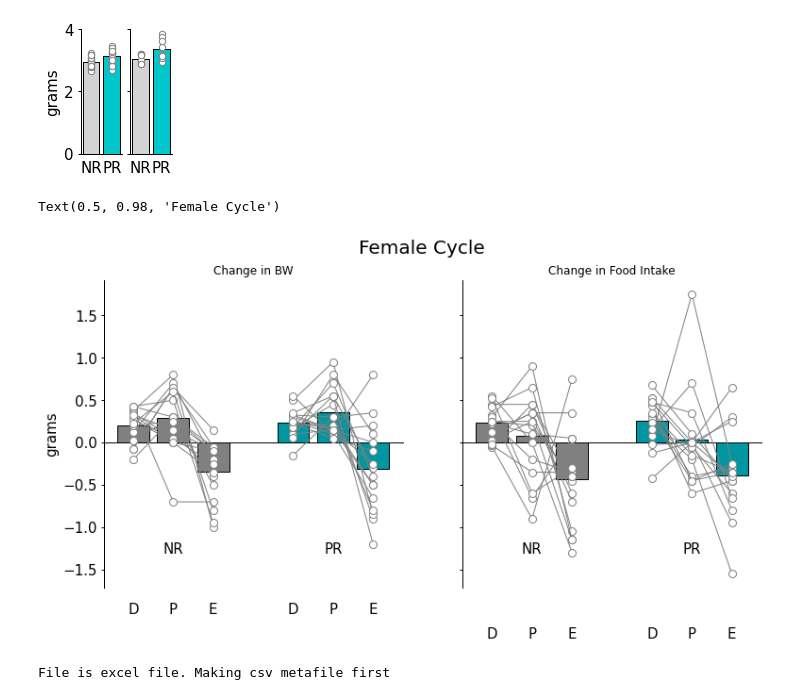
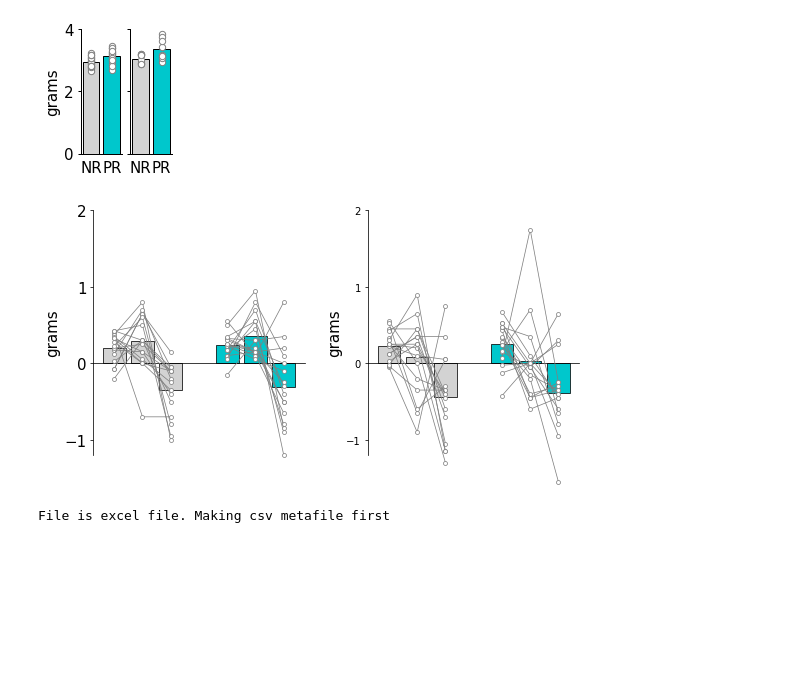
Before and after one commit to linneavolcko/ARP, a Jupyter notebook: src/ARP Paper Figures.ipynb, the cells around one changed output. Saved outputs shown, nothing was run; the diff lists cells and outputs as text; code cells hidden in the pictures; blank space fills up the shorter version.

Commit message:
cycle stage

```diff
--- a/src/ARP Paper Figures.ipynb
+++ b/src/ARP Paper Figures.ipynb
@@ -201,44 +201,52 @@ PR_food_Pro = df3_PR['Change_Food_Pro'].to_list()
 # %%
 #Plot for Female Cycle
 
-f,ax=plt.subplots(figsize=(12.5,6), ncols=2, sharey=True)
+f,ax=plt.subplots(figsize=(9,4.5), ncols=2, gridspec_kw={"left": 0.15, "wspace":0.3})
 tp.barscatter([[NR_BW_Diestrus, NR_BW_Pro, NR_BW_Estrus], [PR_BW_Diestrus, PR_BW_Pro, PR_BW_Estrus]],
               paired = True,
-              grouplabel= ["NR", "PR"],
+              #grouplabel= ["NR", "PR"],
               xfontsize = 15,
-              barfacecolor=["grey","grey", "grey","#0097A3", "#0097A3", "#0097A3"],
+              barfacecolor=[colors_NR1,colors_NR1,colors_NR1, colors_PR1, colors_PR1, colors_PR1 ],
               barfacecoloroption="individual",
-              scattersize=80,
-              linewidth=1,
-              barlabels=["D", "P", "E", "D", "P", "E"],
-              barlabeloffset=0.6,
-              grouplabeloffset=0.2,
+              scattersize=scattersize,
+              linewidth=0.75,
+              #barlabels=["D", "P", "E", "D", "P", "E"],
+              #barlabeloffset=0.6,
+              #grouplabeloffset=0.2,
               ax=ax[0])
 
 tp.barscatter([[NR_food_Diestrus, NR_food_Pro, NR_food_Estrus], [PR_food_Diestrus, PR_food_Pro, PR_food_Estrus]],
               paired = True,
-              grouplabel= ["NR", "PR"],
+              #grouplabel= ["NR", "PR"],
               xfontsize = 15,
-              barfacecolor=["grey","grey", "grey","#0097A3", "#0097A3", "#0097A3"],
+              barfacecolor=[colors_NR1,colors_NR1,colors_NR1, colors_PR1, colors_PR1, colors_PR1],
               barfacecoloroption="individual",
-              scattersize=80,
-              linewidth=1,
-              barlabels=["D", "P", "E", "D", "P", "E"],
-              barlabeloffset=0.6,
-              grouplabeloffset=0.2,
+              scattersize=scattersize,
+              linewidth=0.75,
+              #barlabels=["D", "P", "E", "D", "P", "E"],
+              #barlabeloffset=0.6,
+              #grouplabeloffset=0.2,
               ax=ax[1])
 
 
 ax[0].set_ylabel("grams", fontsize = 15)
+ax[1].set_ylabel("grams", fontsize = 15)
 ax[0].tick_params(axis='y', labelsize=15)
 
-ax[0].set_title("Change in BW")
-ax[1].set_title("Change in Food Intake")
+ax[0].set_yticks([ -1, 0, 1, 2])
+ax[1].set_yticks([ -1, 0, 1, 2])
 
-f.suptitle("Female Cycle", fontsize = 20)
+ax[0].set_ylim([-1.2, 2])
+ax[1].set_ylim([-1.2, 2])
+
+#ax[0].set_title("Change in BW")
+#ax[1].set_title("Change in Food Intake")
+
+#f.suptitle("Female Cycle", fontsize = 20)
+
+f.savefig("..//output//cycle.eps")
 # %% [output]
-Text(0.5, 0.98, 'Female Cycle')
-[figure, old version]
+[figure, new version]
 # %%
 filename = "..\\ARP3 and ARP5 conditioning and preference metafile.xls"
 datafolder="..\\data\\"
```
